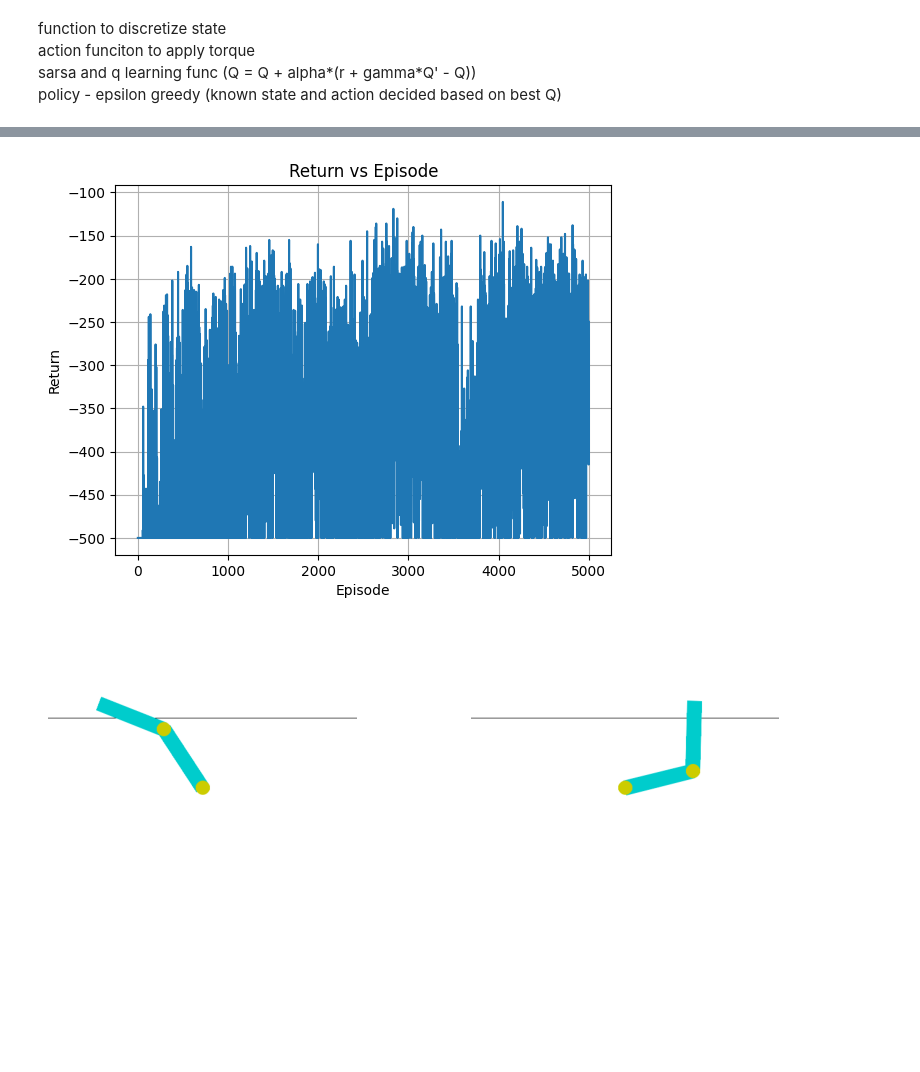
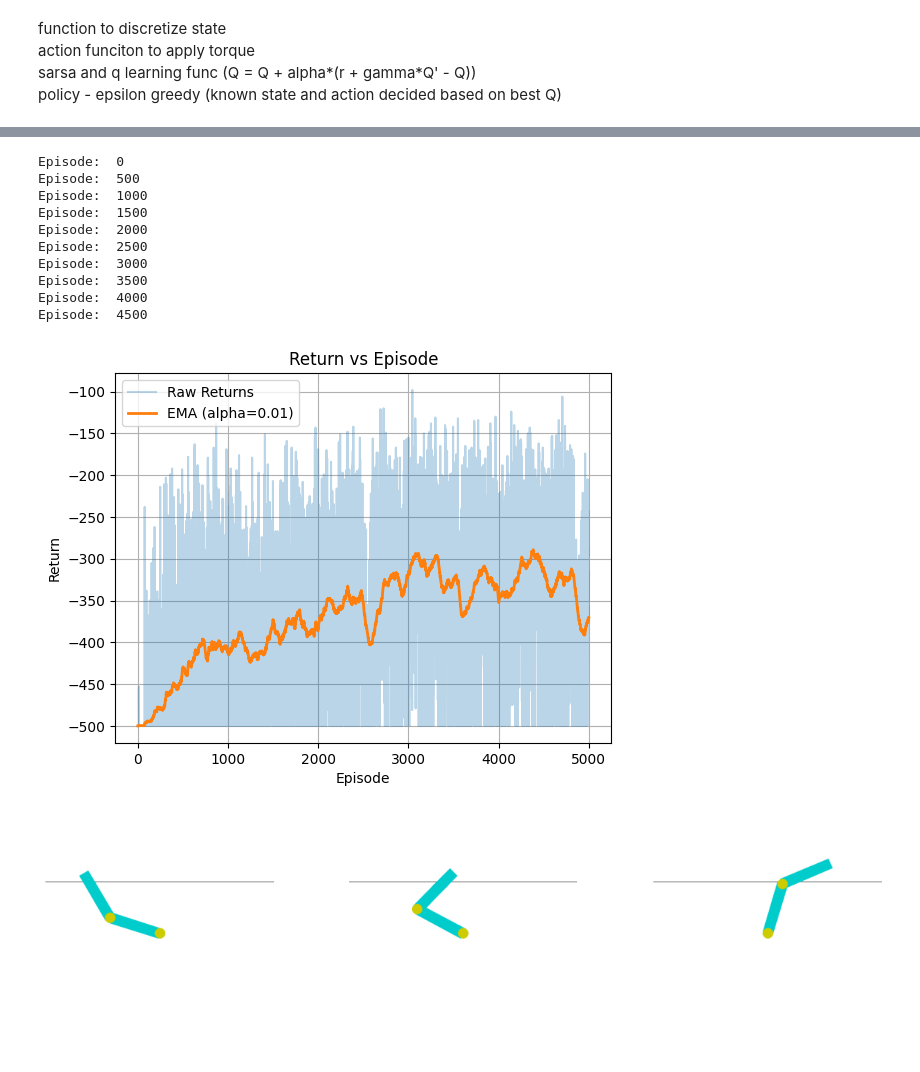
Before and after one commit to Maddy-1111/Reinforcement-Learning, a Jupyter notebook: Assignment 1/Task 2.ipynb, the cells around one changed output, grey strips where cells are left out. Saved outputs shown, nothing was run; the diff lists cells and outputs as text; code cells hidden in the pictures; blank space fills up the shorter version.

```diff
--- a/Assignment 1/Task 2.ipynb
+++ b/Assignment 1/Task 2.ipynb
@@ -32,17 +32,18 @@ gamma = 0.99
 episodes=5000
 alpha=0.1
 epsilon_start=1.0
-epsilon_min=0.01
-epsilon_decay=0.995
+epsilon_min=0.1
+epsilon_decay=0.998  # * Reaches 0.1 at around 1150 episodes
 max_steps=500
 # %%
-bins = []
+def make_bins(num_bins):
+    bins = []
 
-# cos and sin ∈ [-1,1]
-for _ in range(4):
-    bins.append(np.linspace(-1, 1, num_bins - 1))
+    # cos and sin ∈ [-1,1]
+    for _ in range(4):
+        bins.append(np.linspace(-1, 1, num_bins - 1))
 
-# velocities (use env limits)
-bins.append(np.linspace(-4*np.pi, 4*np.pi, num_bins - 1))
-bins.append(np.linspace(-9*np.pi, 9*np.pi, num_bins - 1))
-bins
+    # velocities (use env limits)
+    bins.append(np.linspace(-4*np.pi, 4*np.pi, num_bins - 1))
+    bins.append(np.linspace(-9*np.pi, 9*np.pi, num_bins - 1))
+    return bins
@@ -194,6 +239,7 @@ visualize_policy_notebook(Q_sarsa, bins)
 # %%
-def sarsa_decay():
+def sarsa_decay(num_bins=10):
     env = gym.make("Acrobot-v1")
+    bins = make_bins(num_bins)
 
     # Q-table: 10^6 states × 3 actions
     Q = np.zeros((num_bins,)*6 + (3,), dtype=np.float32)
@@ -240,12 +286,23 @@ def sarsa_decay():
     return Q, returns
 # %%
 Q_sarsa_decay, returns_sarsa_decay = sarsa_decay()
+# %% [output]
+Episode:  0
+Episode:  500
+Episode:  1000
+Episode:  1500
+Episode:  2000
+Episode:  2500
+Episode:  3000
+Episode:  3500
+Episode:  4000
+Episode:  4500
 # %%
-plot_returns(returns_sarsa_decay)
+plot_returns(returns_sarsa_decay, 0.01)
 # %% [output]
-[figure, old version]
+[figure, new version]
 # %%
-visualize_policy_notebook(Q_sarsa_decay, episodes=2)
+visualize_policy_notebook(Q_sarsa_decay, episodes=3, online=True)
 # %% [output]
-[figure, old version]
+[figure, new version]
 # %%
```
Also changed, not shown: parts of 14 cells of this notebook, 1 other file.
